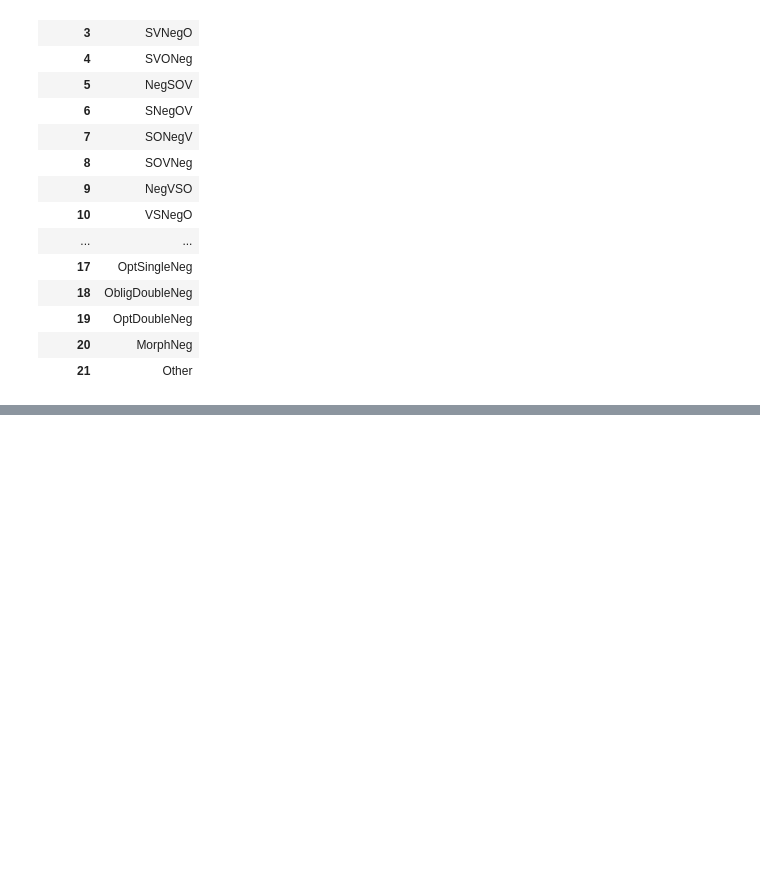
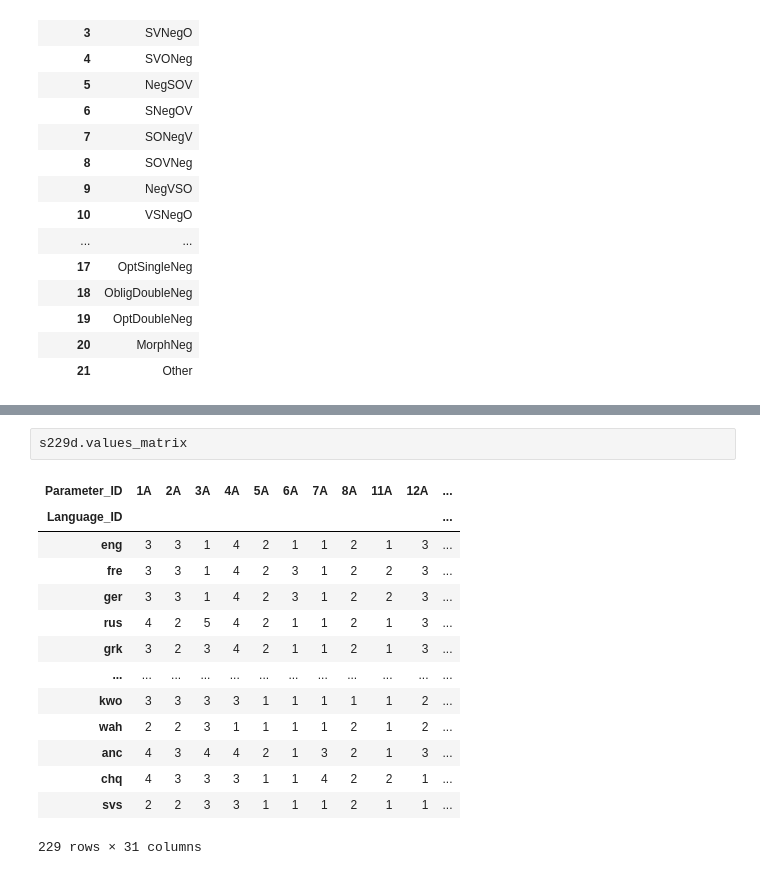
Before and after one commit to def-gthill/sils, a Jupyter notebook: prep.ipynb, the cells around one changed output, grey strips where cells are left out. Saved outputs shown, nothing was run; the diff lists cells and outputs as text; blank space fills up the shorter version.

```diff
--- a/prep.ipynb
+++ b/prep.ipynb
@@ -856,0 +868,17 @@ s280d.value_names('144A')
+# %%
+s229d.values_matrix
+# %% [output]
+| Parameter_ID | 1A | 2A | 3A | 4A | 5A | 6A | 7A | 8A | 11A | 12A | ... |
+| Language_ID |  |  |  |  |  |  |  |  |  |  | ... |
+| eng | 3 | 3 | 1 | 4 | 2 | 1 | 1 | 2 | 1 | 3 | ... |
+| fre | 3 | 3 | 1 | 4 | 2 | 3 | 1 | 2 | 2 | 3 | ... |
+| ger | 3 | 3 | 1 | 4 | 2 | 3 | 1 | 2 | 2 | 3 | ... |
+| rus | 4 | 2 | 5 | 4 | 2 | 1 | 1 | 2 | 1 | 3 | ... |
+| grk | 3 | 2 | 3 | 4 | 2 | 1 | 1 | 2 | 1 | 3 | ... |
+| ... | ... | ... | ... | ... | ... | ... | ... | ... | ... | ... | ... |
+| kwo | 3 | 3 | 3 | 3 | 1 | 1 | 1 | 1 | 1 | 2 | ... |
+| wah | 2 | 2 | 3 | 1 | 1 | 1 | 1 | 2 | 1 | 2 | ... |
+| anc | 4 | 3 | 4 | 4 | 2 | 1 | 3 | 2 | 1 | 3 | ... |
+| chq | 4 | 3 | 3 | 3 | 1 | 1 | 4 | 2 | 2 | 1 | ... |
+| svs | 2 | 2 | 3 | 3 | 1 | 1 | 1 | 2 | 1 | 1 | ... |
+229 rows × 31 columns
```
Also changed, not shown: parts of 5 cells of this notebook, 1 other file.
